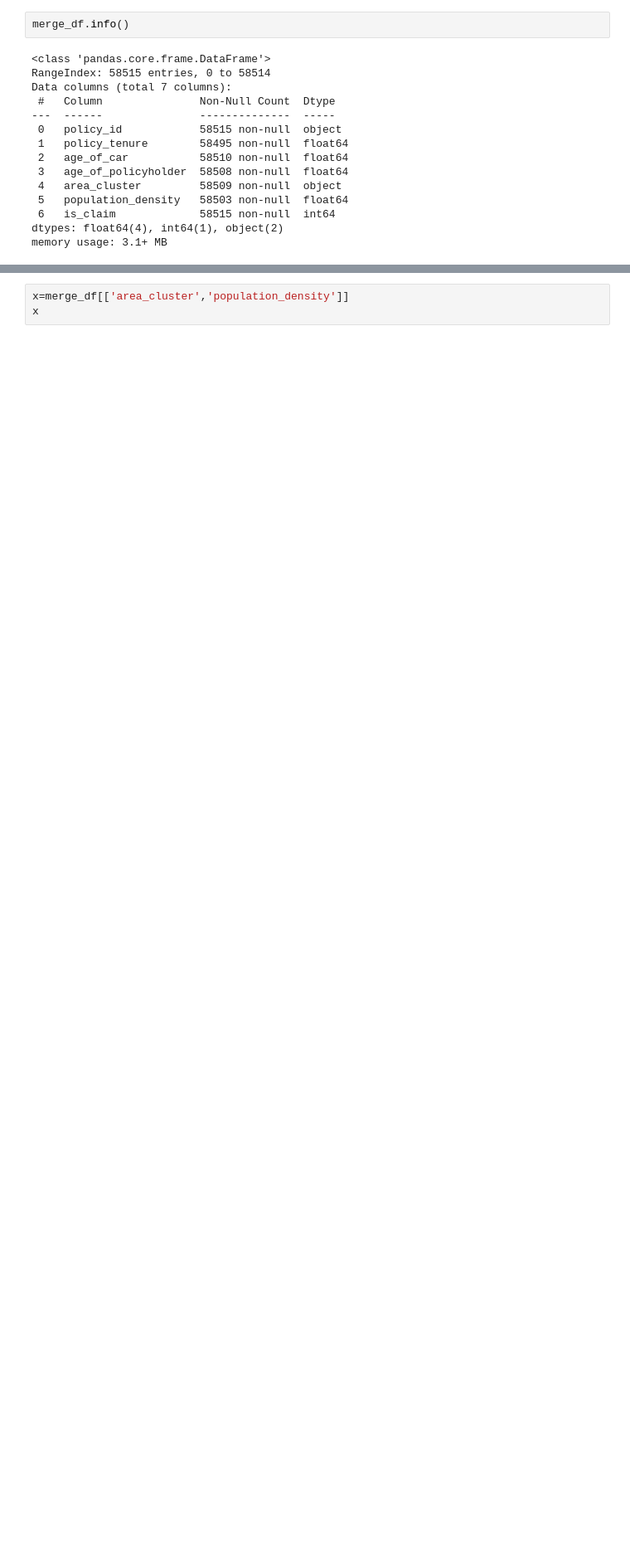
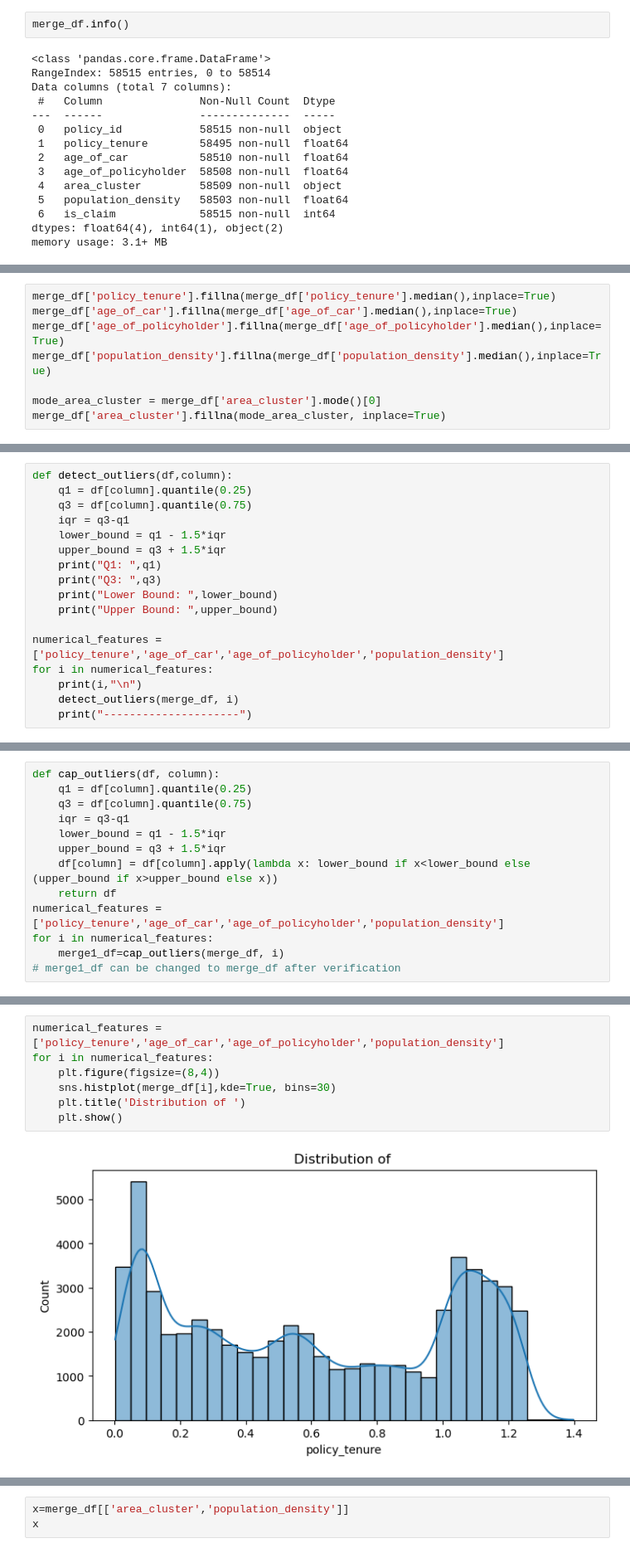
Before and after one commit to Ritvik896/Capstone_Project_Insurance, a Jupyter notebook: Policy_Features_Insurance_claim.ipynb, the cells around one changed output, grey strips where cells are left out. Shown at 83% size. Saved outputs shown, nothing was run; the diff lists cells and outputs as text; blank space fills up the shorter version.

```diff
--- a/Policy_Features_Insurance_claim.ipynb
+++ b/Policy_Features_Insurance_claim.ipynb
@@ -65,0 +76,8 @@ memory usage: 3.1+ MB
+# %%
+merge_df['policy_tenure'].fillna(merge_df['policy_tenure'].median(),inplace=True)
+merge_df['age_of_car'].fillna(merge_df['age_of_car'].median(),inplace=True)
+merge_df['age_of_policyholder'].fillna(merge_df['age_of_policyholder'].median(),inplace=True)
+merge_df['population_density'].fillna(merge_df['population_density'].median(),inplace=True)
+
+mode_area_cluster = merge_df['area_cluster'].mode()[0]
+merge_df['area_cluster'].fillna(mode_area_cluster, inplace=True)
@@ -65,0 +97,17 @@ memory usage: 3.1+ MB
+# %%
+def detect_outliers(df,column):
+    q1 = df[column].quantile(0.25)
+    q3 = df[column].quantile(0.75)
+    iqr = q3-q1
+    lower_bound = q1 - 1.5*iqr
+    upper_bound = q3 + 1.5*iqr
+    print("Q1: ",q1)
+    print("Q3: ",q3)
+    print("Lower Bound: ",lower_bound)
+    print("Upper Bound: ",upper_bound)
+
+numerical_features = ['policy_tenure','age_of_car','age_of_policyholder','population_density']
+for i in numerical_features:
+    print(i,"\n")
+    detect_outliers(merge_df, i)
+    print("---------------------")
@@ -65,0 +132,13 @@ memory usage: 3.1+ MB
+# %%
+def cap_outliers(df, column):
+    q1 = df[column].quantile(0.25)
+    q3 = df[column].quantile(0.75)
+    iqr = q3-q1
+    lower_bound = q1 - 1.5*iqr
+    upper_bound = q3 + 1.5*iqr
+    df[column] = df[column].apply(lambda x: lower_bound if x<lower_bound else (upper_bound if x>upper_bound else x))
+    return df
+numerical_features = ['policy_tenure','age_of_car','age_of_policyholder','population_density']
+for i in numerical_features:
+    merge1_df=cap_outliers(merge_df, i)
+# merge1_df can be changed to merge_df after verification
@@ -65,0 +173,9 @@ memory usage: 3.1+ MB
+# %%
+numerical_features = ['policy_tenure','age_of_car','age_of_policyholder','population_density']
+for i in numerical_features:
+    plt.figure(figsize=(8,4))
+    sns.histplot(merge_df[i],kde=True, bins=30)
+    plt.title('Distribution of ')
+    plt.show()
+# %% [output]
+[figure, added]
```
Also changed, not shown: parts of 31 cells of this notebook.
